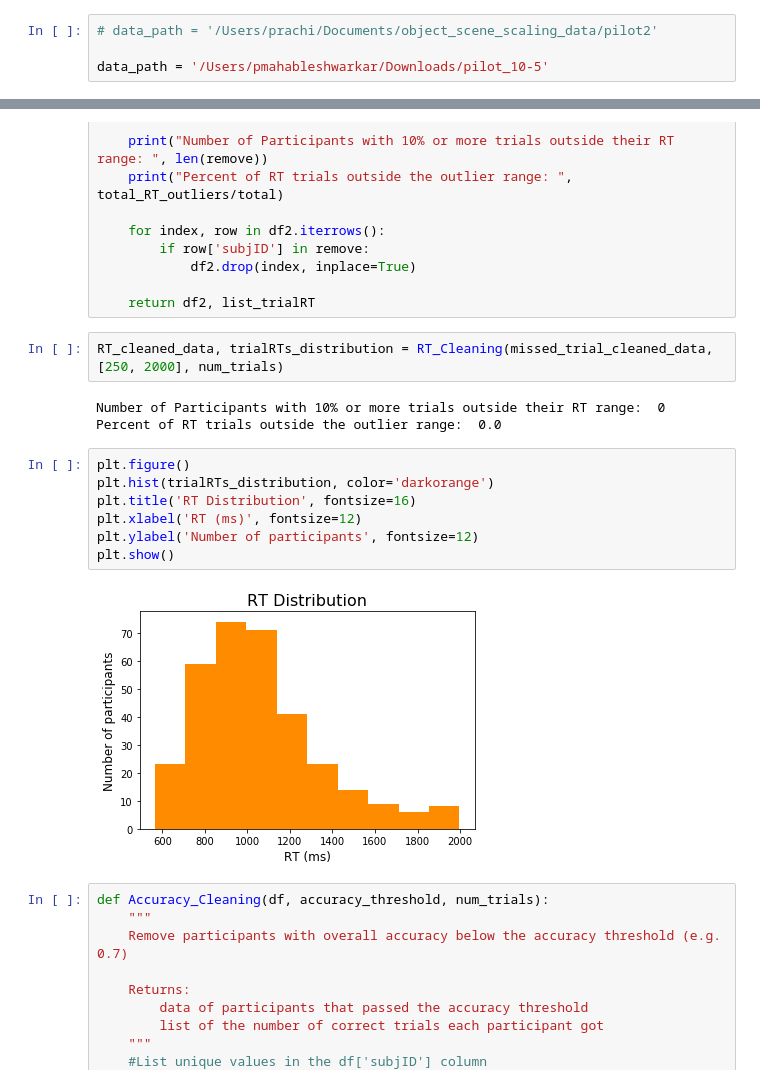
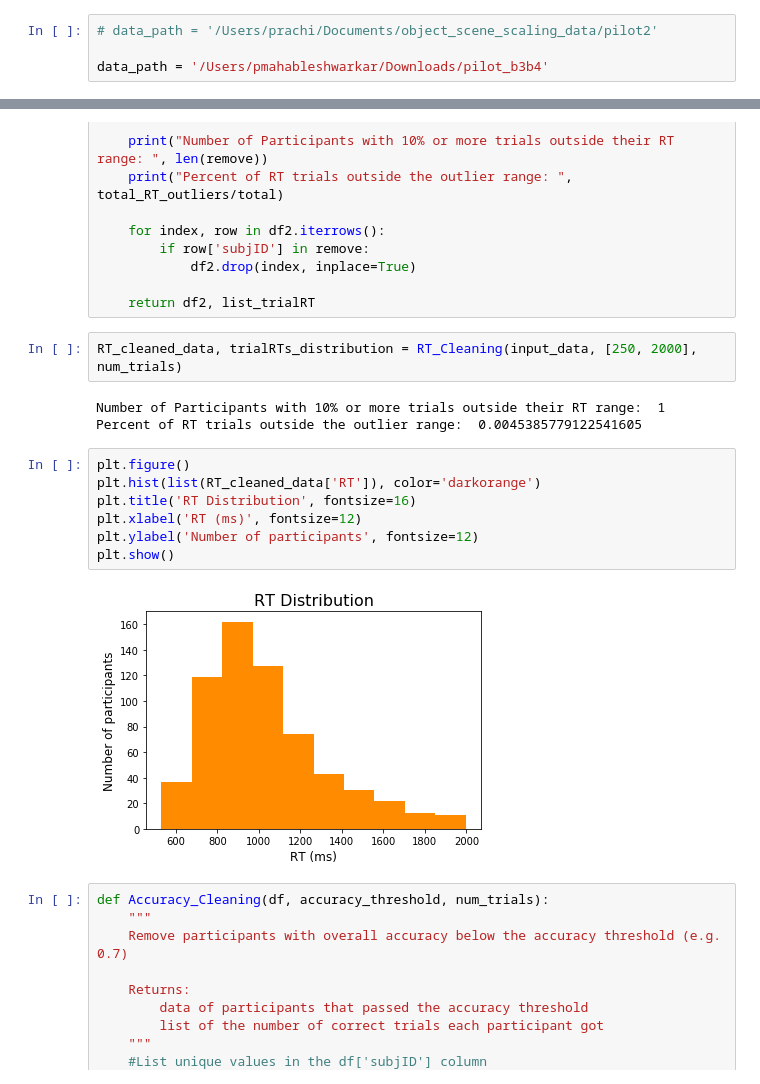
Before and after one commit to prachimahab/object_scene_scaling, a Jupyter notebook: analysis.ipynb, the cells around one changed output, grey strips where cells are left out. Saved outputs shown, nothing was run; the diff lists cells and outputs as text.

```diff
--- a/analysis.ipynb
+++ b/analysis.ipynb
@@ -66,7 +66,7 @@ def combineCSVs(datafolder):
 # %%
 # data_path = '/Users/prachi/Documents/object_scene_scaling_data/pilot2'
 
-data_path = '/Users/pmahableshwarkar/Downloads/pilot_10-5'
+data_path = '/Users/pmahableshwarkar/Downloads/pilot_b3b4'
 # %%
 input_data = combineCSVs(data_path)
 # %% [output]
@@ -172,19 +172,19 @@ def RT_Cleaning(df, outlier_range, num_trials):
 
     return df2, list_trialRT
 # %%
-RT_cleaned_data, trialRTs_distribution = RT_Cleaning(missed_trial_cleaned_data, [250, 2000], num_trials)
+RT_cleaned_data, trialRTs_distribution = RT_Cleaning(input_data, [250, 2000], num_trials)
 # %% [output]
-Number of Participants with 10% or more trials outside their RT range:  0
-Percent of RT trials outside the outlier range:  0.0
+Number of Participants with 10% or more trials outside their RT range:  1
+Percent of RT trials outside the outlier range:  0.0045385779122541605
 # %%
 plt.figure()
-plt.hist(trialRTs_distribution, color='darkorange')
+plt.hist(list(RT_cleaned_data['RT']), color='darkorange')
 plt.title('RT Distribution', fontsize=16)
 plt.xlabel('RT (ms)', fontsize=12)
 plt.ylabel('Number of participants', fontsize=12)
 plt.show()
 # %% [output]
-[figure, old version]
+[figure, new version]
 # %%
 def Accuracy_Cleaning(df, accuracy_threshold, num_trials):
     """
```
Also changed, not shown: parts of 22 cells of this notebook.
